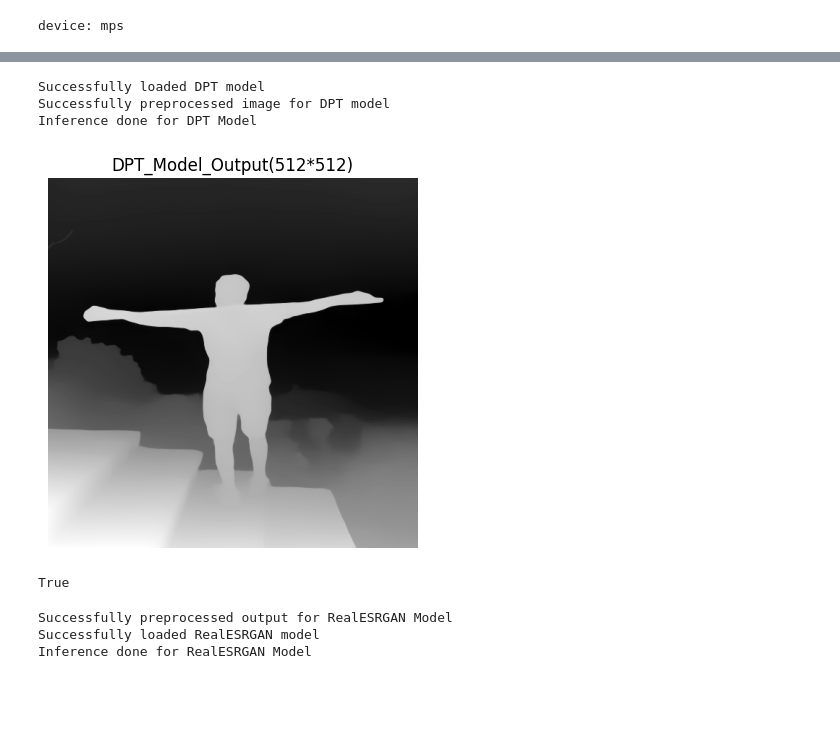
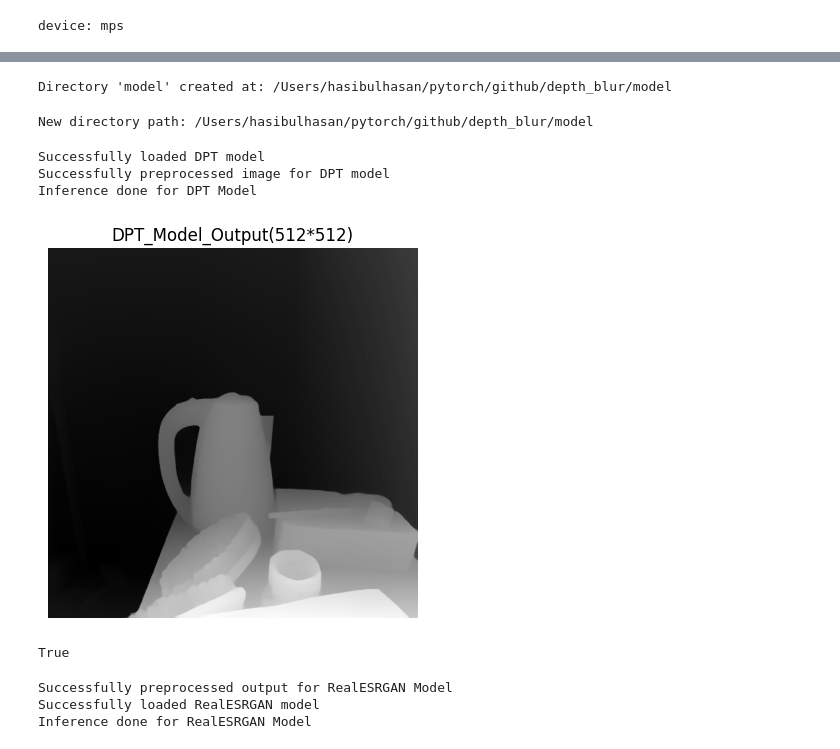
Before and after one commit to hasibuldog/depth_blur, a Jupyter notebook: portrait_blur.ipynb, the cells around one changed output, grey strips where cells are left out. Cells and saved outputs as stored; diff of their text form; code cells hidden in the pictures; blank space fills up the shorter version.

```diff
--- a/portrait_blur.ipynb
+++ b/portrait_blur.ipynb
@@ -19,7 +20,7 @@ print('device:', device)
 # %% [output]
 device: mps
 # %%
-path = "/Users/hasibulhasan/Downloads/IMG_7645.jpg"
+path = "test_images/PXL_20240607_113141785.jpg"
 
 image = cv2.imread(path)
 image_data = np.copy(image)
@@ -33,32 +34,57 @@ plt.show()
+# %%
+def create_model_directory(base_path):
+    # Create the full path for the new directory
+    model_path = os.path.join(base_path, "model")
+
+    # Check if the directory already exists
+    if not os.path.exists(model_path):
+        # Create the directory
+        os.makedirs(model_path)
+        print(f"Directory 'model' created at: {model_path}")
+        processor = DPTImageProcessor.from_pretrained("Intel/dpt-beit-large-512")
+        model = DPTForDepthEstimation.from_pretrained("Intel/dpt-beit-large-512")
+        processor.save_pretrained(model_path)
+        model.save_pretrained(model_path)
+
+    else:
+        print(f"Directory 'model' already exists at: {model_path}")
+
+    return model_path
+
+root_path = os.getcwd()
+model_path = create_model_directory(root_path)
+print(f"New directory path: {model_path}")
+# %% [output]
+Directory 'model' created at: /Users/hasibulhasan/pytorch/github/depth_blur/model
+New directory path: /Users/hasibulhasan/pytorch/github/depth_blur/model
 # %%
-#LOAD DPT MODEL
-model_path="/Users/hasibulhasan/pytorch/depth_blur/model"
+
 processor = DPTImageProcessor.from_pretrained(model_path)
 model = DPTForDepthEstimation.from_pretrained(model_path)
 model.to(device)
 print("Successfully loaded DPT model")
 #PRE-PRECESS IMAGE
 inputs = processor(images=image, return_tensors="pt").to(device)
 print("Successfully preprocessed image for DPT model")
 #FEED INPUT INTO DPT MODEL
 with torch.no_grad():
     outputs = model(**inputs)
     predicted_depth = outputs.predicted_depth
 print("Inference done for DPT Model")
 #POSTPROCESS AND SHOW ORIGINAL DEPTH OUTPUT
 output = predicted_depth.cpu().numpy()
 formatted = (output * 255 / np.max(output)).astype("uint8")
 depth_og_np = np.squeeze(formatted, axis=0)
 plt.imshow(depth_og_np, cmap='gray')
 plt.title('DPT_Model_Output(512*512)')
 plt.axis('off')  # Hide the axis
 plt.show()
 cv2.imwrite("output/depth_og_np.jpg",depth_og_np)
 # %% [output]
 Successfully loaded DPT model
 Successfully preprocessed image for DPT model
 Inference done for DPT Model
-[figure, old version]
+[figure, new version]
 True
 # %%
 #CREATE FAKE RGB(Stacked_Depth) FROM B&H DEPTH FOR RealESRGAN MODEL
```
Also changed, not shown: parts of 2 cells of this notebook, 5 other files.
